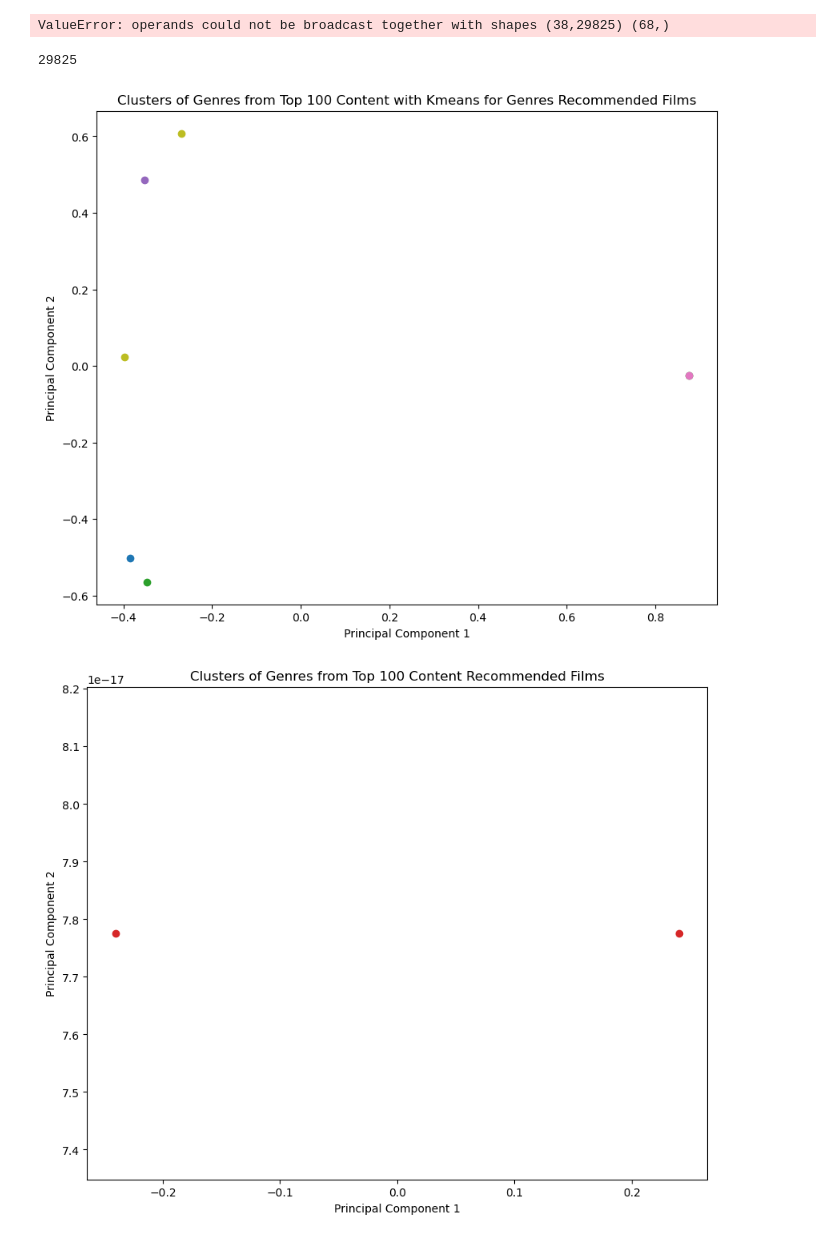
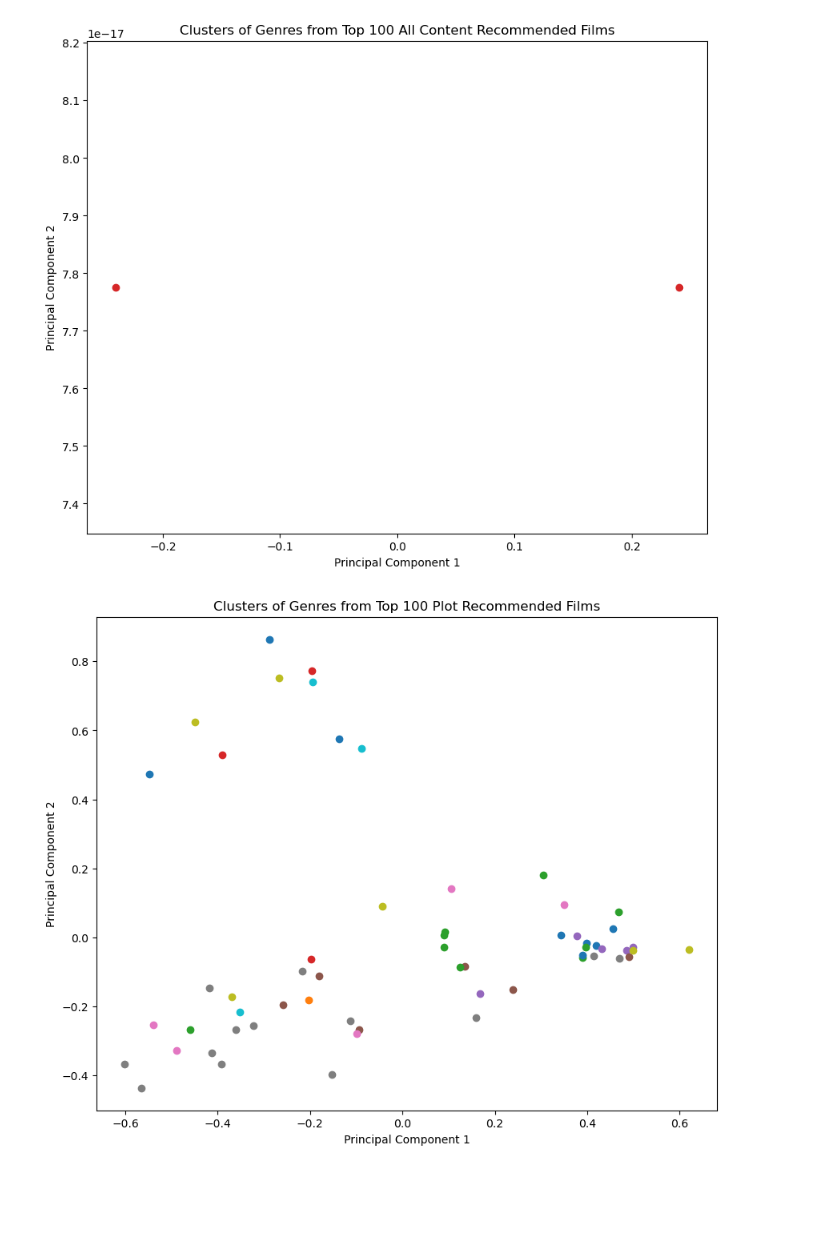
Before and after one commit to Roland-02/Cinephile.com, a Jupyter notebook: recommendEngine.ipynb, the cells around one changed output. Saved outputs shown, nothing was run; the diff lists cells and outputs as text; code cells hidden in the pictures; blank space fills up the shorter version.

```diff
--- a/recommendEngine.ipynb
+++ b/recommendEngine.ipynb
@@ -1051,7 +1308,7 @@ cluster_vectorizer = TfidfVectorizer()
 # Apply KMeans Clustering with Optimal K
 def train_kmeans():
 
-    optimal_k = 80  #from elbow curve
+    optimal_k = 85  #from elbow curve
     kmeans = KMeans(n_clusters=optimal_k, init='k-means++', random_state=42)
     genres_data = sorted(data['genres'].unique())
 
@@ -1141,7 +1398,7 @@ tfidf_vectorizer = TfidfVectorizer(stop_words='english')
 
 
 def train_kmeans():
-    optimal_k = 100  #from elbow curve
+    optimal_k = 85  #from elbow curve
     kmeans = KMeans(n_clusters=optimal_k, init='k-means++', random_state=42)
     genres_data = data['genres'].unique()
     tfidf_matrix = tfidf_vectorizer.fit_transform(genres_data)
@@ -1278,8 +1535,6 @@ crew_recommended_dict = crew_recommended.to_dict(orient='records')
 # genre recommendations from clusters
 genre_recommended = recommend_genre_clusters(liked_genre, content_recommended)
 genre_recommended_dict = genre_recommended.to_dict(orient='records')
-# %% [output]
-ValueError: operands could not be broadcast together with shapes (38,29825) (68,)
 # %%
 # function to calculate content recommendations
 def get_content_recommendations(user_profile_groups, similarity_vectors):
@@ -1386,10 +1641,6 @@ def recommend_content_films_unfiltered(user_id):
     sorted_films['similarity'] = mean_similarity[sorted_indices] / 5
 
     return sorted_films
-# %%
-len(data)
-# %% [output]
-29825
 # %%
 # Recommendations diversity evaluation using K-means clustering
 
@@ -1401,43 +1652,43 @@ get_profile = get_user_profile('57')
 user_profile = get_profile[0]
 grouped_likes = collate_liked_groups(user_profile)
 liked_genres = grouped_likes[3]
-N = 10
+N = 100
 all_recommendedFilms = recommend_content_films_unfiltered(57)
 content_recommended = all_recommendedFilms[:N]
-recommendedFilms_Pack = get_content_recommendations_categories(57, N)
+recommendedFilms_Pack = get_content_recommendations_categories(57)
 genre_recommendations = recommend_genre_clusters(liked_genres, all_recommendedFilms)[:N]
 plot_recommendedFilms = recommendedFilms_Pack[0][:N]
 cast_recommendedFilms = recommendedFilms_Pack[1][:N]
 crew_recommendedFilms = recommendedFilms_Pack[2][:N]
 
 kmeans = train_kmeans()
 
 def display_genre_spread(category, recommendedFilms):
 
     genres_data = recommendedFilms['genres'][:100].unique()
     tfidf_matrix = tfidf_vectorizer.transform(genres_data)
     cluster_labels = kmeans.predict(tfidf_matrix)
 
     # Visualize Clusters using PCA for Dimensionality Reduction
     pca = PCA(n_components=2)  # Reduce to 2 dimensions for visualization
     tfidf_matrix_2d = pca.fit_transform(tfidf_matrix.toarray())
 
     # Plot the Clusters
     plt.figure(figsize=(10, 8))
     for cluster in range(kmeans.n_clusters):
         plt.scatter(tfidf_matrix_2d[cluster_labels == cluster, 0],
                     tfidf_matrix_2d[cluster_labels == cluster, 1],
                     label=f'Cluster {cluster + 1}')
     plt.title(f'Clusters of Genres from Top 100 {category} Recommended Films')
     plt.xlabel('Principal Component 1')
     plt.ylabel('Principal Component 2')
     plt.show()
 
-display_genre_spread('Content with Kmeans for Genres', genre_recommendations)
-display_genre_spread('Content', content_recommended)
+display_genre_spread('All Content', content_recommended)
 display_genre_spread('Plot', plot_recommendedFilms)
 display_genre_spread('Cast', cast_recommendedFilms)
 display_genre_spread('Crew', crew_recommendedFilms)
+display_genre_spread('Genre', genre_recommendations)
 # %% [output]
-[figure, old version]
+[figure, new version]
-[figure, old version]
+[figure, new version]
```
Also changed, not shown: parts of 5 cells of this notebook, 5 other files.
